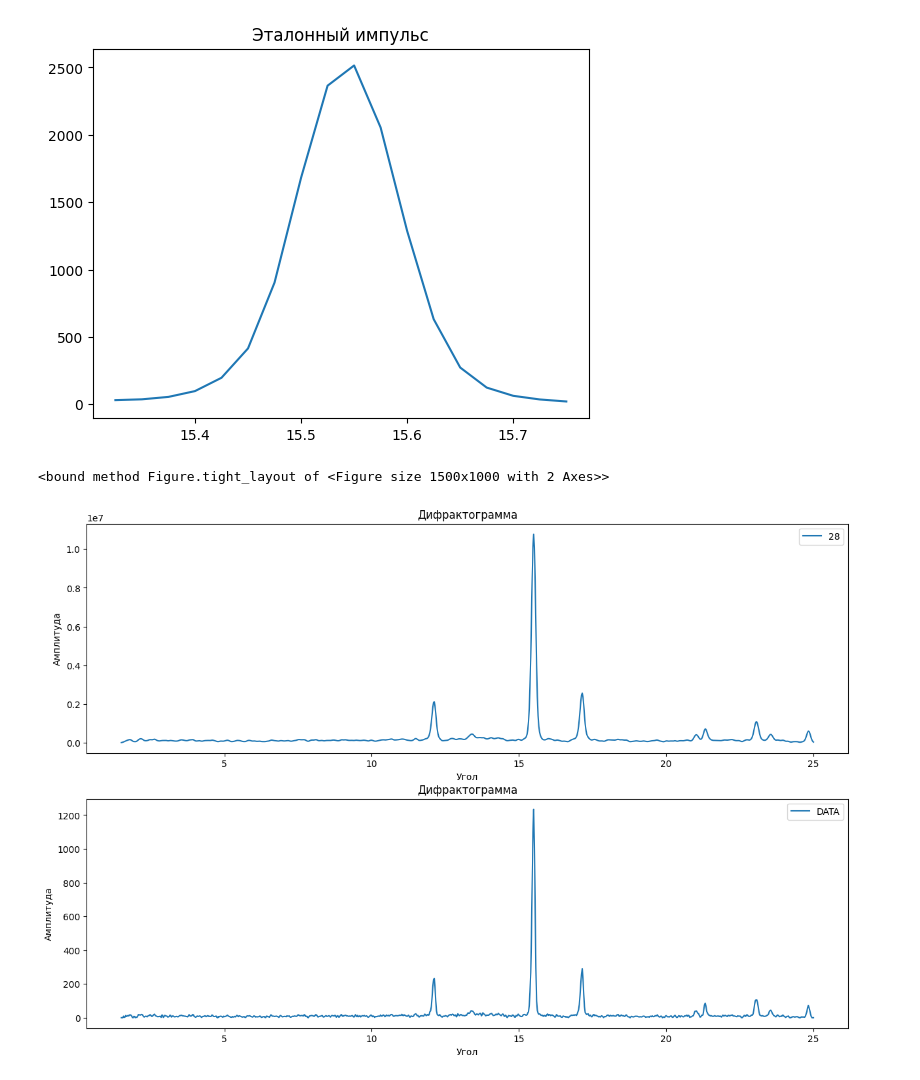
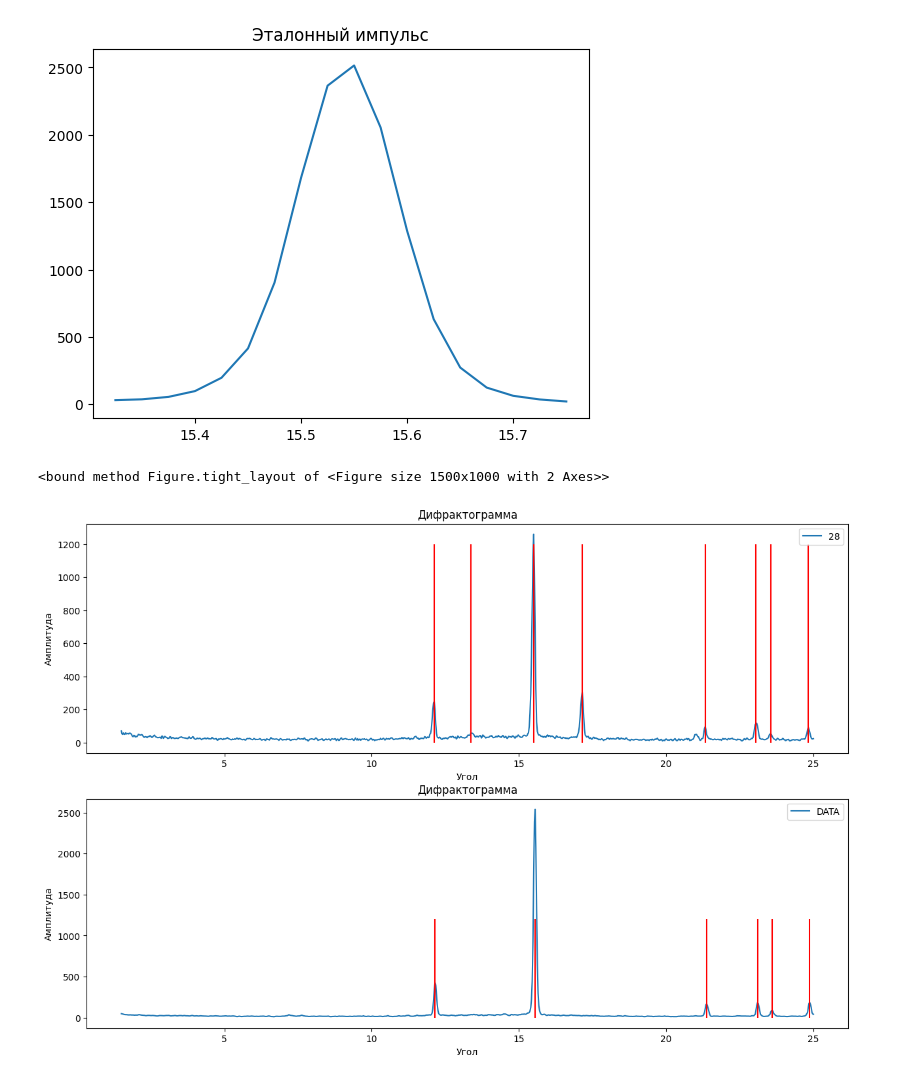
Before and after one commit to spaceswimmer/Pertoleum-Geology-Projects, a Jupyter notebook: Artemiy_Fishchuk_examples/05 X-ray diffraction (XRD) mineral analysis/XRDTask.ipynb, the cells around one changed output. Saved outputs shown, nothing was run; the diff lists cells and outputs as text; code cells hidden in the pictures.

```diff
--- a/Artemiy_Fishchuk_examples/05 X-ray diffraction (XRD) mineral analysis/XRDTask.ipynb
+++ b/Artemiy_Fishchuk_examples/05 X-ray diffraction (XRD) mineral analysis/XRDTask.ipynb
@@ -85,21 +85,32 @@ plt.title("Эталонный импульс")
 # %% [output]
 Text(0.5, 1.0, 'Эталонный импульс')
 [figure]
+# %%
+def find_peaks_custom(signal_init, template, n):
+    signal = signal_init.copy()
+    peaks = []
+    np.correlate(signal, template, mode='full')[:-(template.shape[0]-1)]
+    for i in range(n):
+        peaks.append(signal.argmax())
+        signal[peaks[i]-7: peaks[i]+7] = 0
+    return peaks
 # %%
-xrd_corr = {89: np.correlate(xrd_data[89]-noise_89, standard_impulse, mode='full')[:-(standard_impulse.shape[0]-1)],
-            28: np.correlate(xrd_data[28]-noise_28, standard_impulse, mode='same')}
+peaks_28 = find_peaks_custom(xrd_data[28]-noise_28, standard_impulse, 8)
+peaks_89 = find_peaks_custom(xrd_data[89]-noise_89, standard_impulse, 6)
 
 fig, axs = plt.subplots(2,1, figsize = (15,10))
-axs[0].plot(angles, xrd_corr[28], label="28")
-# axs[1].plot(angles, xrd_corr[89], label="89")
-axs[1].plot(angles, xrd_data[28]-noise_28, label="DATA")
-# axs[1].plot(angles, xrd_data[89], label="DATA")
+axs[0].plot(angles, xrd_data[28], label="28")
+axs[0].vlines(angles[peaks_28], 0, 1200, colors="r")
+
+axs[1].plot(angles, xrd_data[89], label="DATA")
+axs[1].vlines(angles[peaks_89], 0, 1200, colors="r")
+
 for ax in axs:
     ax.set_xlabel("Угол")
     ax.set_ylabel("Амплитуда")
     ax.set_title("Дифрактограмма")
     ax.legend()
 fig.tight_layout
 # %% [output]
 <bound method Figure.tight_layout of <Figure size 1500x1000 with 2 Axes>>
-[figure, old version]
+[figure, new version]
```
Also changed, not shown: parts of 1 cell of this notebook.
